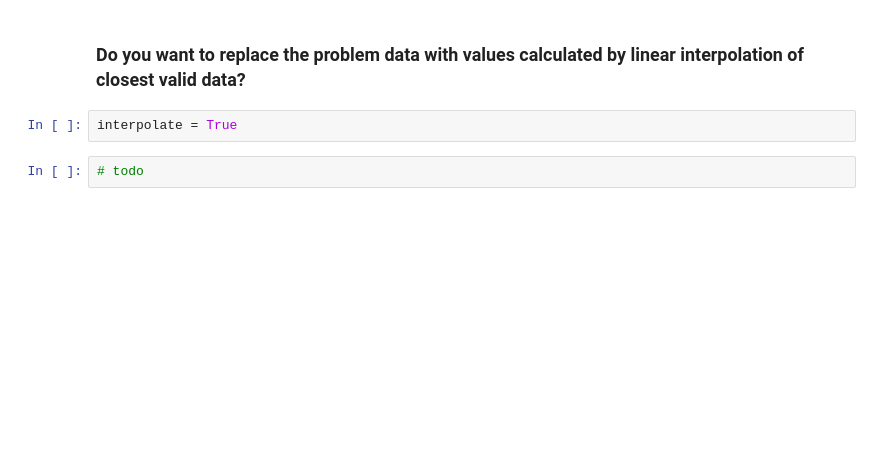
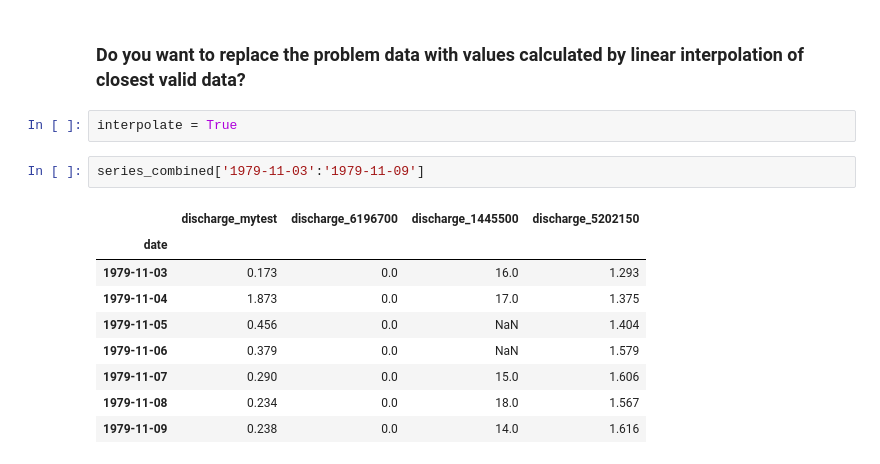
Before and after one commit to eWaterCycle/hydro-analyses, a Jupyter notebook: grdc_explore/grdc_explore.ipynb, the cells around one changed output. Saved outputs shown, nothing was run; the diff lists cells and outputs as text; blank space fills up the shorter version.

```diff
--- a/grdc_explore/grdc_explore.ipynb
+++ b/grdc_explore/grdc_explore.ipynb
@@ -166,5 +166,15 @@ series_combined[pd.isna(series_combined).any(axis=1)] # inspect the problem rows
 ### Do you want to replace the problem data with values calculated by linear interpolation of closest valid data?
 # %%
 interpolate = True
-# %%
-# todo
+# %%
+series_combined['1979-11-03':'1979-11-09']
+# %% [output]
+|  | discharge_mytest | discharge_6196700 | discharge_1445500 | discharge_5202150 |
+| date |  |  |  |  |
+| 1979-11-03 | 0.173 | 0.0 | 16.0 | 1.293 |
+| 1979-11-04 | 1.873 | 0.0 | 17.0 | 1.375 |
+| 1979-11-05 | 0.456 | 0.0 | NaN | 1.404 |
+| 1979-11-06 | 0.379 | 0.0 | NaN | 1.579 |
+| 1979-11-07 | 0.290 | 0.0 | 15.0 | 1.606 |
+| 1979-11-08 | 0.234 | 0.0 | 18.0 | 1.567 |
+| 1979-11-09 | 0.238 | 0.0 | 14.0 | 1.616 |
```
Also changed, not shown: parts of 10 cells of this notebook.
